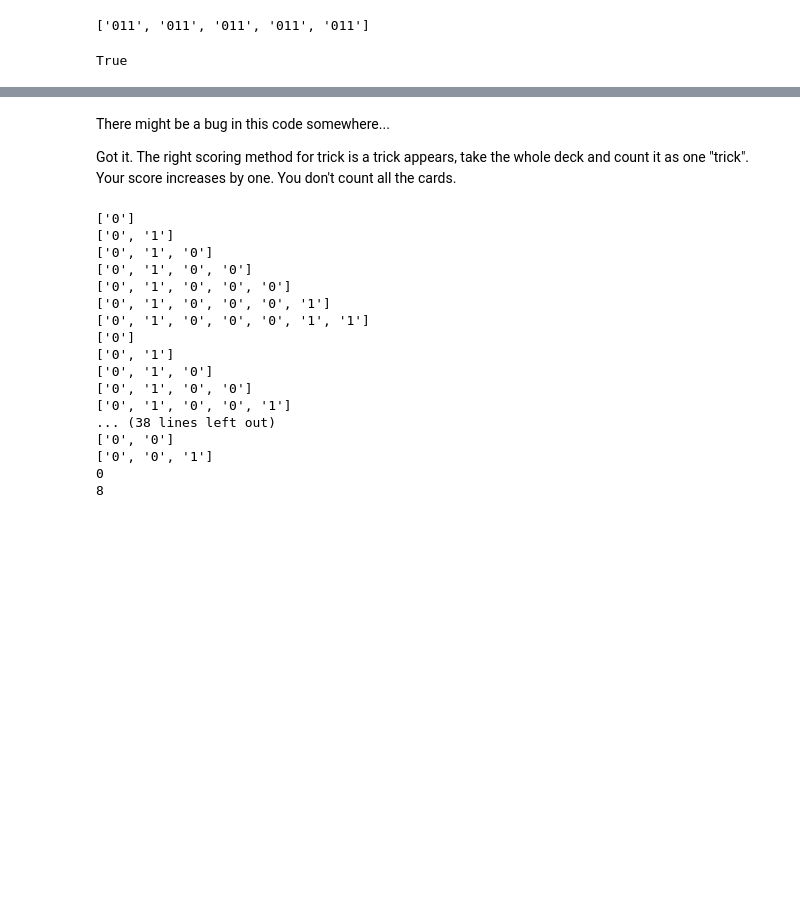
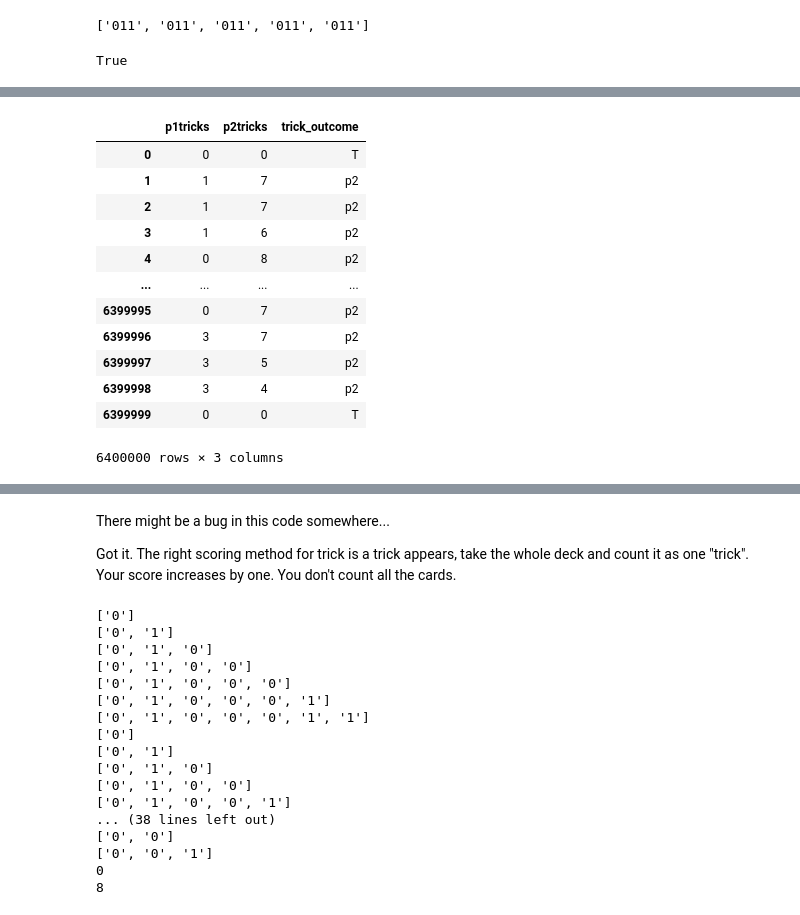
Before and after one commit to mikemartinez13/project-penney-440, a Jupyter notebook: sim.ipynb, the cells around one changed output, grey strips where cells are left out. Cells and saved outputs as stored; diff of their text form; code cells hidden in the pictures; blank space fills up the shorter version.

```diff
--- a/sim.ipynb
+++ b/sim.ipynb
@@ -108,0 +304,18 @@ prob_tie = 1 - prob_p2 - prob_p1
+# %%
+scores_series = game_df.apply(lambda x: run_game(x.Decks,x.p1guess,x.p2guess,'trick'), axis=1)
+scores_df_1 = pd.DataFrame(scores_series.to_list(), columns = ['p1tricks','p2tricks','trick_outcome'])
+scores_df_1
+# %% [output]
+|  | p1tricks | p2tricks | trick_outcome |
+| 0 | 0 | 0 | T |
+| 1 | 1 | 7 | p2 |
+| 2 | 1 | 7 | p2 |
+| 3 | 1 | 6 | p2 |
+| 4 | 0 | 8 | p2 |
+| ... | ... | ... | ... |
+| 6399995 | 0 | 7 | p2 |
+| 6399996 | 3 | 7 | p2 |
+| 6399997 | 3 | 5 | p2 |
+| 6399998 | 3 | 4 | p2 |
+| 6399999 | 0 | 0 | T |
+6400000 rows × 3 columns
```
Also changed, not shown: parts of 30 cells of this notebook.
